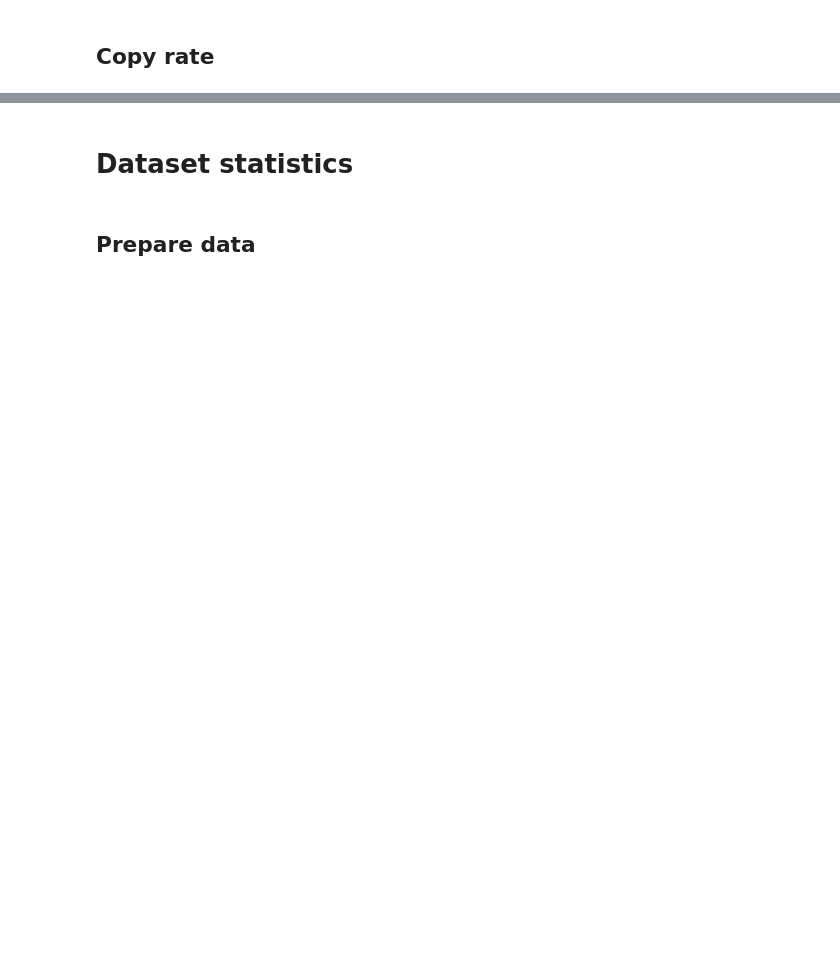
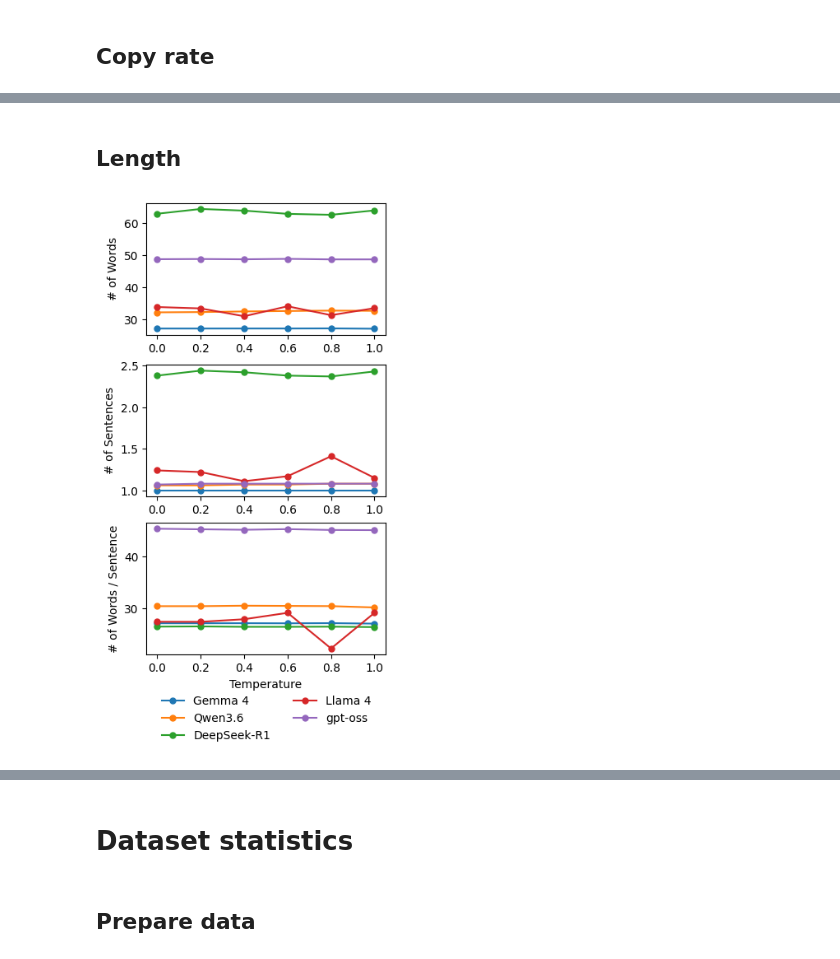
Before and after one commit to netknowledge/LLM_summarization, a Jupyter notebook: dataset_description/statistics.ipynb, the cells around one changed output, grey strips where cells are left out. Saved outputs shown, nothing was run; the diff lists cells and outputs as text; code cells hidden in the pictures; blank space fills up the shorter version.

```diff
--- a/dataset_description/statistics.ipynb
+++ b/dataset_description/statistics.ipynb
@@ -30,12 +30,12 @@ gemma4 = pd.read_csv(home / 'projects/TLDR/data/paper_html_10.1038/abs_annotatio
                           sep='\t', header=None, names=['gemma4'])
 deepseek_r1 = pd.read_csv(home / 'projects/TLDR/data/paper_html_10.1038/abs_annotation/generated_annotations/deepseek_r1.txt',
                           sep='\t', header=None, names=['deepseek_r1'])
-# gpt_oss = pd.read_csv(home / 'projects/TLDR/data/paper_html_10.1038/abs_annotation/generated_annotations/gpt_oss.txt',
-#                           sep='\t', header=None, names=['gpt_oss'])
+gpt_oss = pd.read_csv(home / 'projects/TLDR/data/paper_html_10.1038/abs_annotation/generated_annotations/gpt_oss.txt',
+                          sep='\t', header=None, names=['gpt-oss'], skip_blank_lines=False) # three blank line in file
 llama4 = pd.read_csv(home / 'projects/TLDR/data/paper_html_10.1038/abs_annotation/generated_annotations/llama4.txt',
                           sep='\t', header=None, names=['llama4'])
 qwen36 = pd.read_csv(home / 'projects/TLDR/data/paper_html_10.1038/abs_annotation/generated_annotations/qwen3.6.txt',
-                          sep='\t', header=None, names=['qwen3.6'], skip_blank_lines=False) # one blank line in file
+                          sep='\t', header=None, names=['qwen3.6'], skip_blank_lines=False)
 # %%
 gemma4
 # %% [output]
@@ -87,5 +103,5 @@ deepseek_r1
 # %%
-df = test.join([gemma4, qwen36, deepseek_r1, llama4])
-# df = test.join([gemma4, qwen36, deepseek_r1, gpt_oss, llama4])
+# df = test.join([gemma4, qwen36, deepseek_r1, llama4])
+df = test.join([gemma4, qwen36, deepseek_r1, llama4, gpt_oss])
 df
 # %% [output]
@@ -117,6 +134,6 @@ llama4            0
 dtype: int64
 # %%
-# df['qwen3'] = df['qwen3'].fillna('')
+df['gpt-oss'] = df['gpt-oss'].fillna('')
 # %% [markdown]
 ## Deprecated: since the test set has been reconstructed, the old index will not work. No more data leakage in the new test set.
 # %%
@@ -324,7 +341,7 @@ for model_name in ['annotation']:
 Processing annotation...
 annotation % of novel n-grams: n=1: 46.18±14.25%, n=2: 86.36±13.14%, n=3: 95.10±9.86%
 # %%
-model_name = 'gpt_oss'
+model_name = 'gpt-oss'
 
 gen_text = df[model_name].tolist()
 
@@ -400,0 +609,30 @@ llama4 3-gram Copy Rate: Zero=91.09%, High Proportion=0.27%, Max=35.71%
+# %% [markdown]
+## Length
+# %%
+# ══════════════════════════════════════════════════════════════════════════════
+# Length: words, sentences, words/sentence  (3 subplots)
+# ══════════════════════════════════════════════════════════════════════════════
+
+ldf = stats_df[stats_df['category'] == 'length'].copy()
+
+fig, axes = plt.subplots(3, 1, figsize=(3.5, 6), constrained_layout=True)
+
+for i, (ax, (metric, ylabel)) in enumerate(zip(axes, [('words', '# of Words'),
+                                        ('sentences', '# of Sentences'),
+                                        ('words_per_sent', '# of Words / Sentence')])):
+    sub = ldf[ldf['metric'] == metric]
+    for model in models:
+        msub = sub[sub['model'] == model].sort_values('temp')
+        ax.plot(msub['temp'], msub['value'], color=model_colors[model],
+                marker='o', ms=5, label=model_label[model])
+    if i == len(axes) - 1:
+        ax.set_xlabel('Temperature')
+    ax.set_ylabel(ylabel)
+
+# Single legend (no frame) placed outside rightmost subplot
+handles, labels = axes[-1].get_legend_handles_labels()
+fig.legend(handles, labels, loc='center left', bbox_to_anchor=(.175, -.05), ncol=2,
+           frameon=False)
+plt.show()
+# %% [output]
+[figure, added]
```
Also changed, not shown: parts of 20 cells of this notebook, 44 other files.
